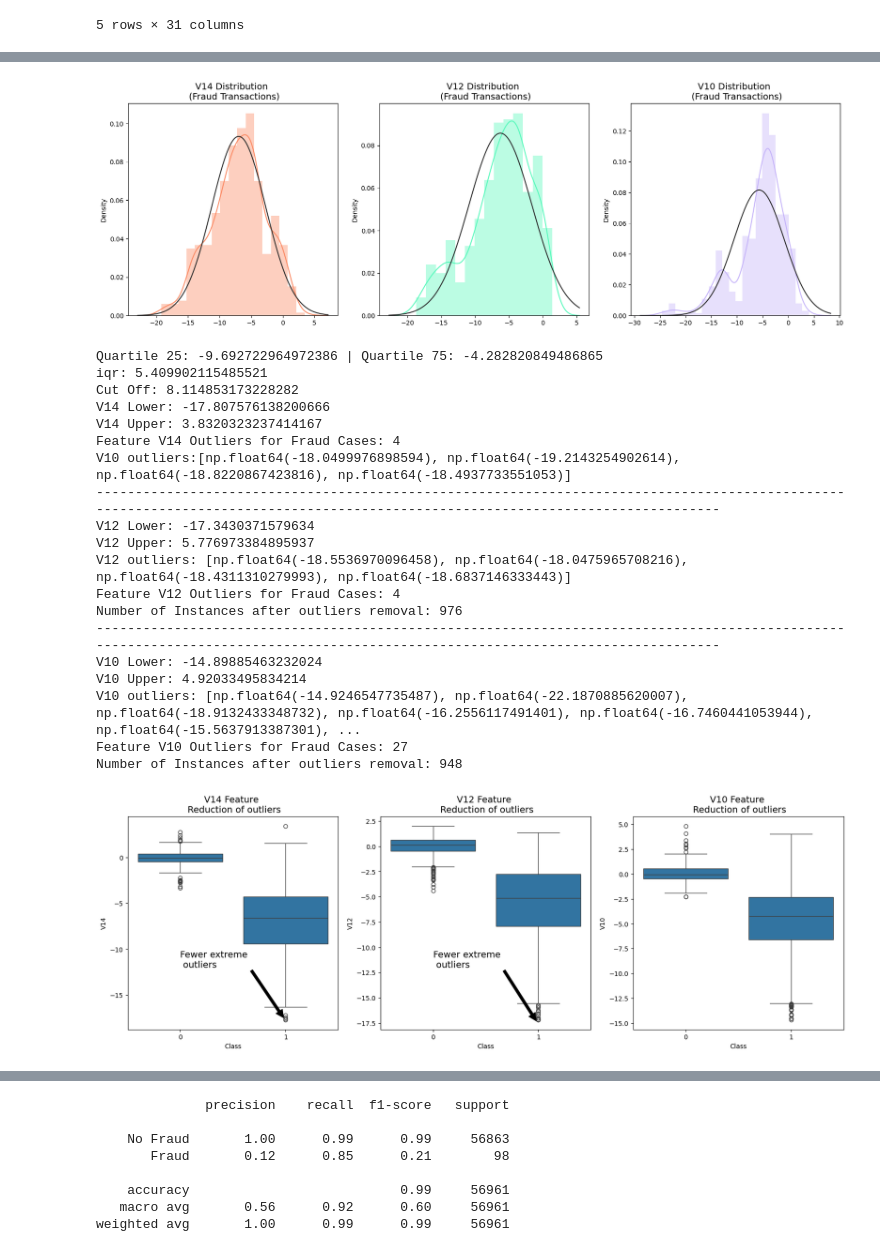
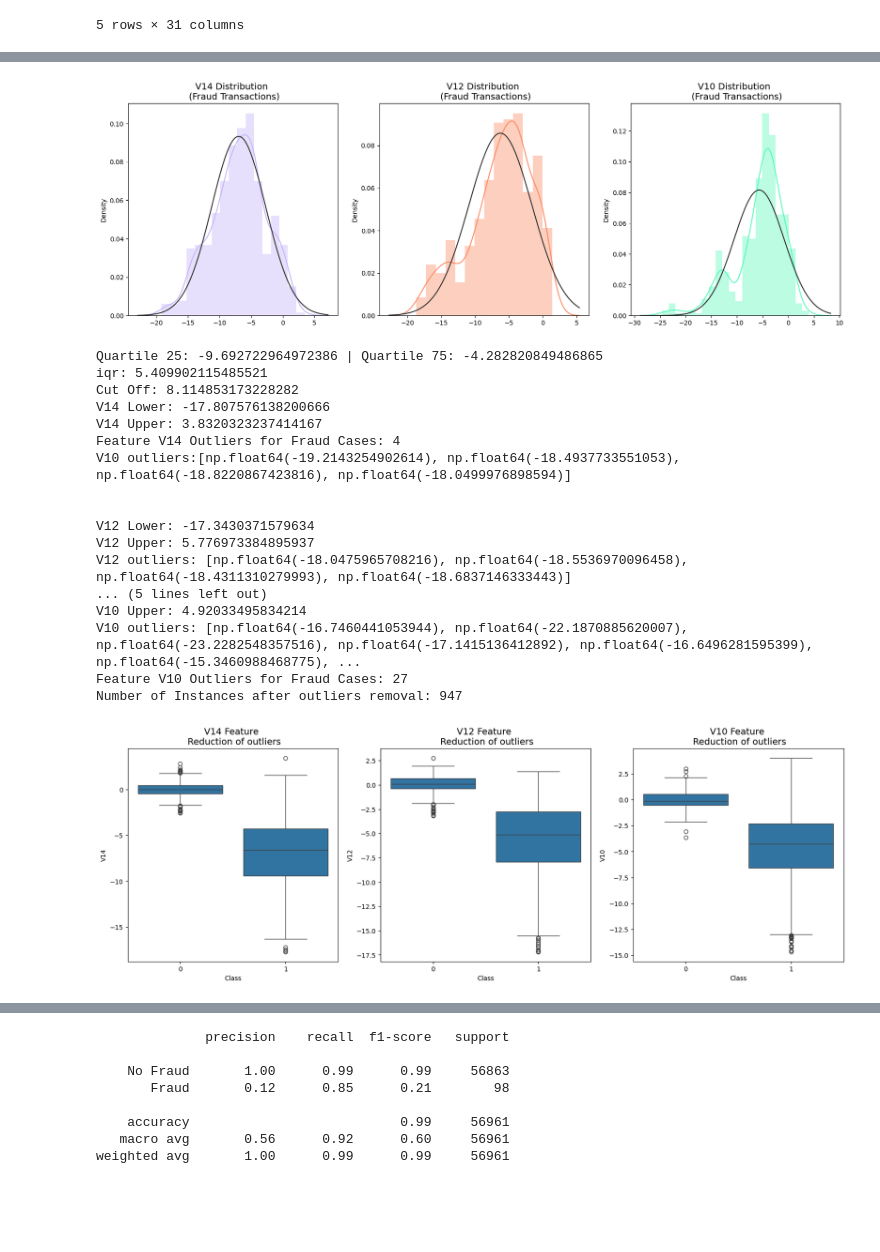
Before and after one commit to hariravi-ds/Fraud_Detection, a Jupyter notebook: Fraud-Det.ipynb, the cells around one changed output, grey strips where cells are left out. Saved outputs shown, nothing was run; the diff lists cells and outputs as text; code cells hidden in the pictures; blank space fills up the shorter version.

```diff
--- a/Fraud-Det.ipynb
+++ b/Fraud-Det.ipynb
@@ -250,26 +250,26 @@ plt.show()
 # %%
 f, (ax1, ax2, ax3) = plt.subplots(1, 3, figsize=(20, 6))
 
-v14_fraud_dist = new_df['V14'].loc[new_df['Class'] == 1].values
-sns.distplot(v14_fraud_dist, ax=ax1, fit=norm, color='#FB8861')
+fraud_v14_dist = new_df['V14'].loc[new_df['Class'] == 1].values
+sns.distplot(fraud_v14_dist, ax=ax1, fit=norm, color='#C5B3F9')
 ax1.set_title('V14 Distribution \n (Fraud Transactions)', fontsize=14)
 
 v12_fraud_dist = new_df['V12'].loc[new_df['Class'] == 1].values
-sns.distplot(v12_fraud_dist, ax=ax2, fit=norm, color='#56F9BB')
+sns.distplot(v12_fraud_dist, ax=ax2, fit=norm, color='#FB8861')
 ax2.set_title('V12 Distribution \n (Fraud Transactions)', fontsize=14)
 
 
 v10_fraud_dist = new_df['V10'].loc[new_df['Class'] == 1].values
-sns.distplot(v10_fraud_dist, ax=ax3, fit=norm, color='#C5B3F9')
+sns.distplot(v10_fraud_dist, ax=ax3, fit=norm, color='#56F9BB')
 ax3.set_title('V10 Distribution \n (Fraud Transactions)', fontsize=14)
 
 plt.show()
 # %% [output]
-[figure, old version]
+[figure, new version]
 # %%
-# # -----> V14 Removing Outliers (Highest Negative Correlated with Labels)
-v14_fraud = new_df['V14'].loc[new_df['Class'] == 1].values
-q25, q75 = np.percentile(v14_fraud, 25), np.percentile(v14_fraud, 75)
+# Removing Outliers from V14
+fraud_v14 = new_df['V14'].loc[new_df['Class'] == 1].values
+q25, q75 = np.percentile(fraud_v14, 25), np.percentile(fraud_v14, 75)
 print('Quartile 25: {} | Quartile 75: {}'.format(q25, q75))
 v14_iqr = q75 - q25
 print('iqr: {}'.format(v14_iqr))
@@ -280,15 +280,15 @@ print('Cut Off: {}'.format(v14_cut_off))
 print('V14 Lower: {}'.format(v14_lower))
 print('V14 Upper: {}'.format(v14_upper))
 
-outliers = [x for x in v14_fraud if x < v14_lower or x > v14_upper]
+outliers = [x for x in fraud_v14 if x < v14_lower or x > v14_upper]
 print('Feature V14 Outliers for Fraud Cases: {}'.format(len(outliers)))
 print('V10 outliers:{}'.format(outliers))
 
 new_df = new_df.drop(
     new_df[(new_df['V14'] > v14_upper) | (new_df['V14'] < v14_lower)].index)
-print('----' * 44)
+print('\n')
 
-# -----> V12 removing outliers from fraud transactions
+# Removing outliers from fraud transactions from V12
 v12_fraud = new_df['V12'].loc[new_df['Class'] == 1].values
 q25, q75 = np.percentile(v12_fraud, 25), np.percentile(v12_fraud, 75)
 v12_iqr = q75 - q25
@@ -303,7 +303,7 @@ print('Feature V12 Outliers for Fraud Cases: {}'.format(len(outliers)))
 new_df = new_df.drop(
     new_df[(new_df['V12'] > v12_upper) | (new_df['V12'] < v12_lower)].index)
 print('Number of Instances after outliers removal: {}'.format(len(new_df)))
-print('----' * 44)
+print('\n')
 
 
 # Removing outliers V10 Feature
@@ -328,46 +328,33 @@ Cut Off: 8.114853173228282
 V14 Lower: -17.807576138200666
 V14 Upper: 3.8320323237414167
 Feature V14 Outliers for Fraud Cases: 4
-V10 outliers:[np.float64(-18.0499976898594), np.float64(-19.2143254902614), np.float64(-18.8220867423816), np.float64(-18.4937733551053)]
---------------------------------------------------------------------------------------------------------------------------------------------------------------------------------
+V10 outliers:[np.float64(-19.2143254902614), np.float64(-18.4937733551053), np.float64(-18.8220867423816), np.float64(-18.0499976898594)]
+
+
 V12 Lower: -17.3430371579634
 V12 Upper: 5.776973384895937
-V12 outliers: [np.float64(-18.5536970096458), np.float64(-18.0475965708216), np.float64(-18.4311310279993), np.float64(-18.6837146333443)]
-Feature V12 Outliers for Fraud Cases: 4
-Number of Instances after outliers removal: 976
---------------------------------------------------------------------------------------------------------------------------------------------------------------------------------
-V10 Lower: -14.89885463232024
+V12 outliers: [np.float64(-18.0475965708216), np.float64(-18.5536970096458), np.float64(-18.4311310279993), np.float64(-18.6837146333443)]
+... (5 lines left out)
 V10 Upper: 4.92033495834214
-V10 outliers: [np.float64(-14.9246547735487), np.float64(-22.1870885620007), np.float64(-18.9132433348732), np.float64(-16.2556117491401), np.float64(-16.7460441053944), np.float64(-15.5637913387301), ...
+V10 outliers: [np.float64(-16.7460441053944), np.float64(-22.1870885620007), np.float64(-23.2282548357516), np.float64(-17.1415136412892), np.float64(-16.6496281595399), np.float64(-15.3460988468775), ...
 Feature V10 Outliers for Fraud Cases: 27
-Number of Instances after outliers removal: 948
+Number of Instances after outliers removal: 947
 # %%
 f, (ax1, ax2, ax3) = plt.subplots(1, 3, figsize=(20, 6))
 
-# Boxplots with outliers removed
-# Feature V14
+# Visualizing Boxplots after outliers removed (V14)
 sns.boxplot(x="Class", y="V14", data=new_df, ax=ax1)
 ax1.set_title("V14 Feature \n Reduction of outliers", fontsize=14)
-ax1.annotate('Fewer extreme \n outliers', xy=(0.98, -17.5), xytext=(0, -12),
-             arrowprops=dict(facecolor='black'),
-             fontsize=14)
 
-# Feature 12
+# Visualizing Boxplots after outliers removed (V12)
 sns.boxplot(x="Class", y="V12", data=new_df, ax=ax2)
 ax2.set_title("V12 Feature \n Reduction of outliers", fontsize=14)
-ax2.annotate('Fewer extreme \n outliers', xy=(0.98, -17.3), xytext=(0, -12),
-             arrowprops=dict(facecolor='black'),
-             fontsize=14)
 
-# Feature V10
+# Visualizing Boxplots after outliers removed (V10)
 sns.boxplot(x="Class", y="V10", data=new_df, ax=ax3)
 ax3.set_title("V10 Feature \n Reduction of outliers", fontsize=14)
-ax3.annotate('Fewer extreme \n outliers', xy=(0.95, -16.5), xytext=(0, -12),
-             arrowprops=dict(facecolor='black'),
-             fontsize=14)
-
 
 plt.show()
 # %% [output]
-[figure, old version]
+[figure, new version]
 # %%
```
Also changed, not shown: parts of 44 cells of this notebook, 1 other file.
